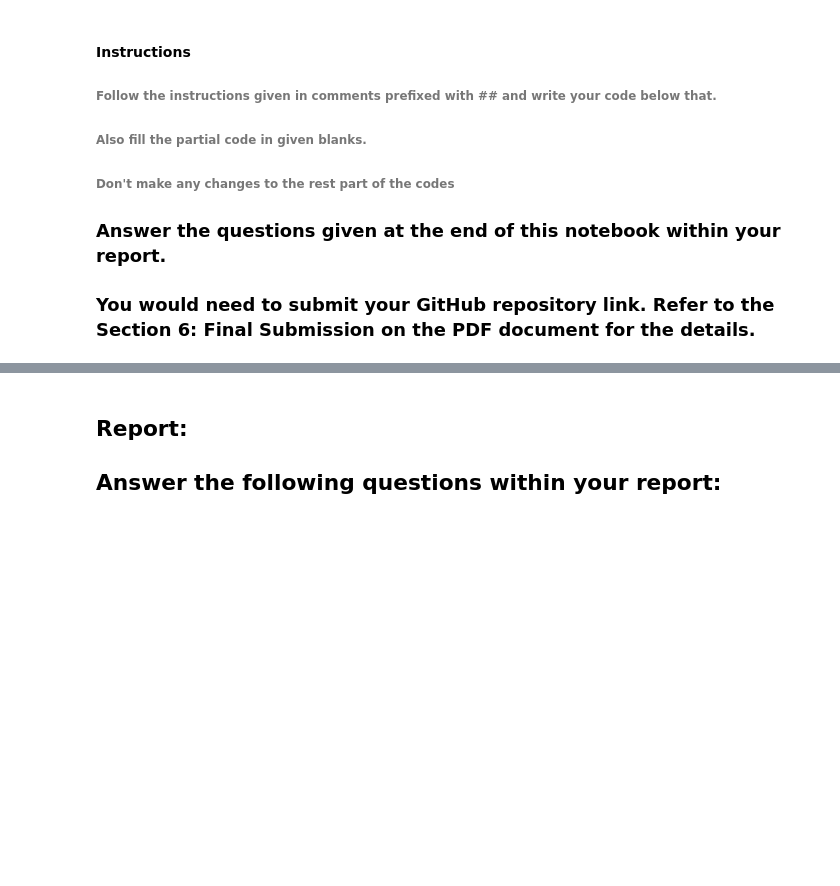
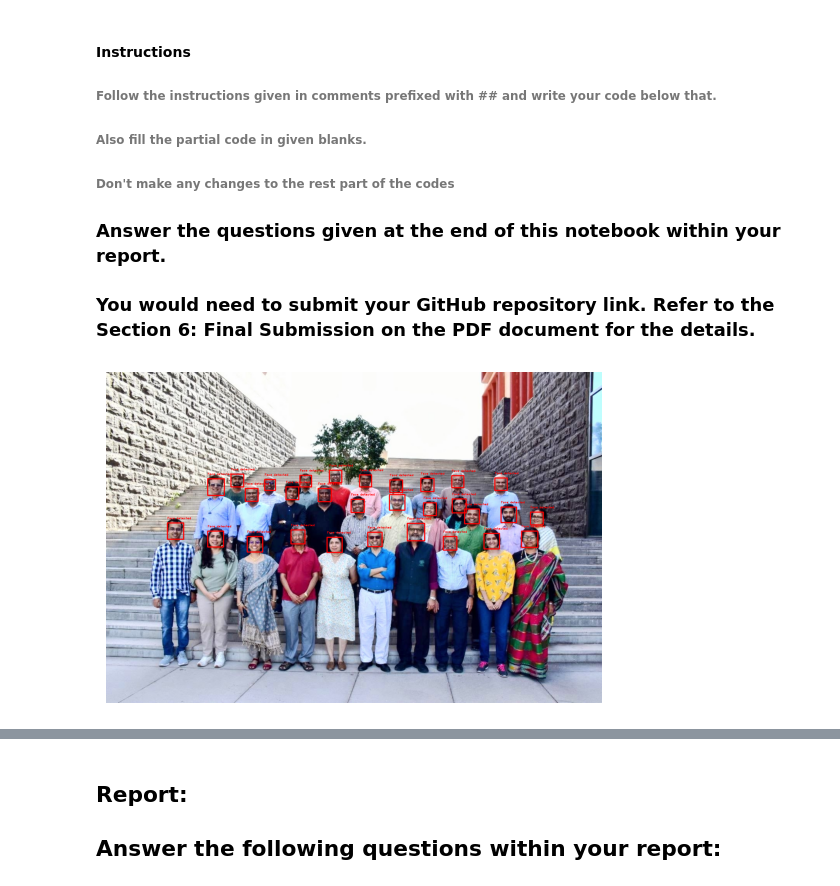
Before and after one commit to AvantikaBnsl/mlpr_lab05, a Jupyter notebook: Lab_5.ipynb, the cells around one changed output, grey strips where cells are left out. Cells and saved outputs as stored; diff of their text form; code cells hidden in the pictures; blank space fills up the shorter version.

```diff
--- a/Lab_5.ipynb
+++ b/Lab_5.ipynb
@@ -17,34 +17,35 @@ import distance from scipy.spatial
 from matplotlib.offsetbox import OffsetImage, AnnotationBbox
 # %%
 ## Reading the image plaksha_Faculty.jpg
-
+img = cv2.imread("Plaksha_Faculty.jpg")
+# img = cv2.resize(img, (800, 600))
 
 ## Convert the image to grayscale
-
+gray_img = cv2.cvtColor(img, cv2.COLOR_BGR2GRAY)
 
 # Loading the required haar-cascade xml classifier file
-face_cascade = cv2.CascadeClassifier(__________________________________)
+face_cascade = cv2.CascadeClassifier(cv2.data.haarcascades + 'haarcascade_frontalface_default.xml')
 
 # Applying the face detection method on the grayscale image.
-## Change the parameters for better detection of faces in your case.
-faces_rect = face_cascade.detectMultiScale(gray_img, 1.05, 4, minSize=(25,25), maxSize=(50,50))
+faces_rect = face_cascade.detectMultiScale(gray_img, 1.05, 4, minSize=(25, 25), maxSize=(50, 50))
 
 # Define the text and font parameters
-text = ____________ ## The text you want to write
-font = _________________________________  ## Font type
-font_scale = _________  ## Font scale factor
-font_color = _____________  ## Text color in BGR format (here, it's red)
-font_thickness = ________  ## Thickness of the text
-
+text = "Face detected"
+font = cv2.FONT_HERSHEY_PLAIN
+font_scale = 0.5
+font_color = (0, 0, 255)
+font_thickness = 1
 
 # Iterating through rectangles of detected faces
 for (x, y, w, h) in faces_rect:
     cv2.rectangle(img, (x, y), (x+w, y+h), (0, 0, 255), 2)
-    # Use cv2.putText to add the text to the image, Use text, font, font_scale, font_color, font_thickness here
-    cv2.putText(____________________________________________________________________)
+    # Use cv2.putText to add the text to the image
+    cv2.putText(img, text, (x, y-10), font, font_scale, font_color, font_thickness)
 
 ## Display the image and window title should be "Total number of face detected are #"
-cv2.imshow(__________________________________________________________)
-cv2.waitKey(0)
-cv2.destroyAllWindows()
+plt.imshow(cv2.cvtColor(img, cv2.COLOR_BGR2RGB))
+plt.axis('off')
+plt.show()
+# %% [output]
+[figure, added]
 # %%
```
Also changed, not shown: parts of 8 cells of this notebook, 1 other file.
